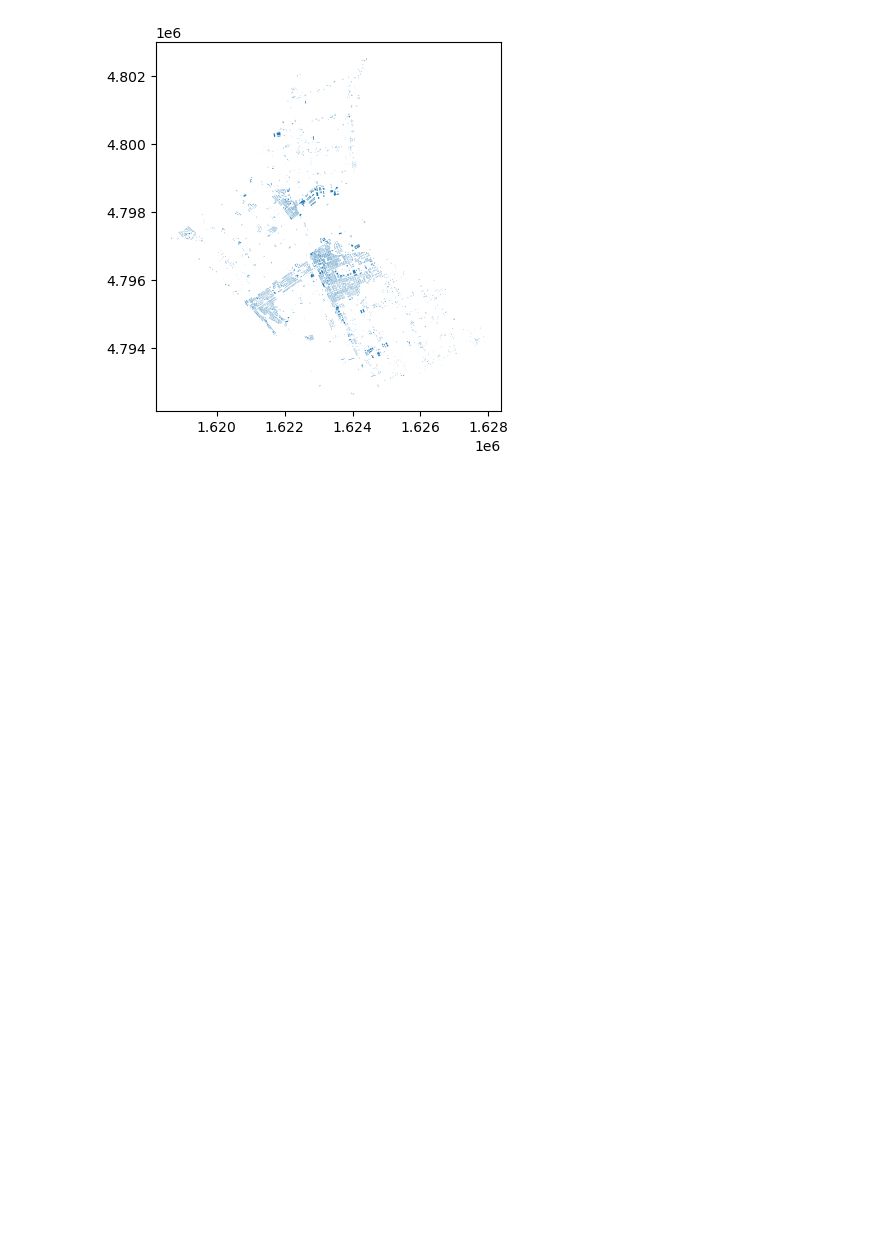
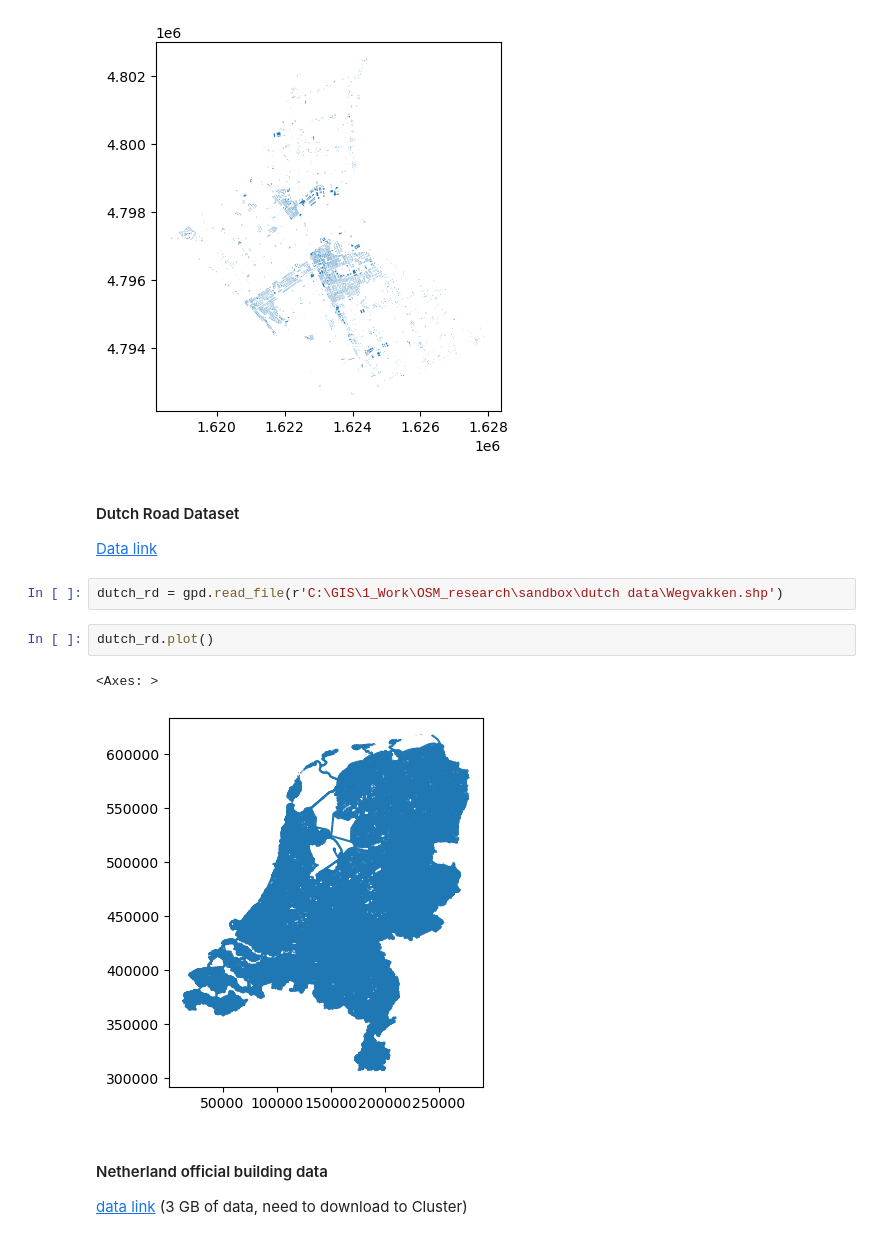
Before and after one commit to Geo-Cultural-Informatics-Lab/OSM-Feature-Completeness, a Jupyter notebook: 4) Validity_tests/general_building_dataset.ipynb, the cells around one changed output. Cells and saved outputs as stored; diff of their text form; blank space fills up the shorter version.

```diff
--- a/4) Validity_tests/general_building_dataset.ipynb
+++ b/4) Validity_tests/general_building_dataset.ipynb
@@ -59,3 +59,18 @@ italian_bld.plot()
 # %% [output]
 <Axes: >
 [figure]
+# %% [markdown]
+#### Dutch Road Dataset
+
+[Data link](https://docs.ndw.nu/handleidingen/nwb/?utm_source=chatgpt.com)
+# %%
+dutch_rd = gpd.read_file(r'C:\GIS\1_Work\OSM_research\sandbox\dutch data\Wegvakken.shp')
+# %%
+dutch_rd.plot()
+# %% [output]
+<Axes: >
+[figure, added]
+# %% [markdown]
+#### Netherland official building data
+
+[data link](https://www.kadaster.nl/-/gratis-download-bag-extract) (3 GB of data, need to download to Cluster)
```
Also changed, not shown: parts of 8 cells of this notebook.
